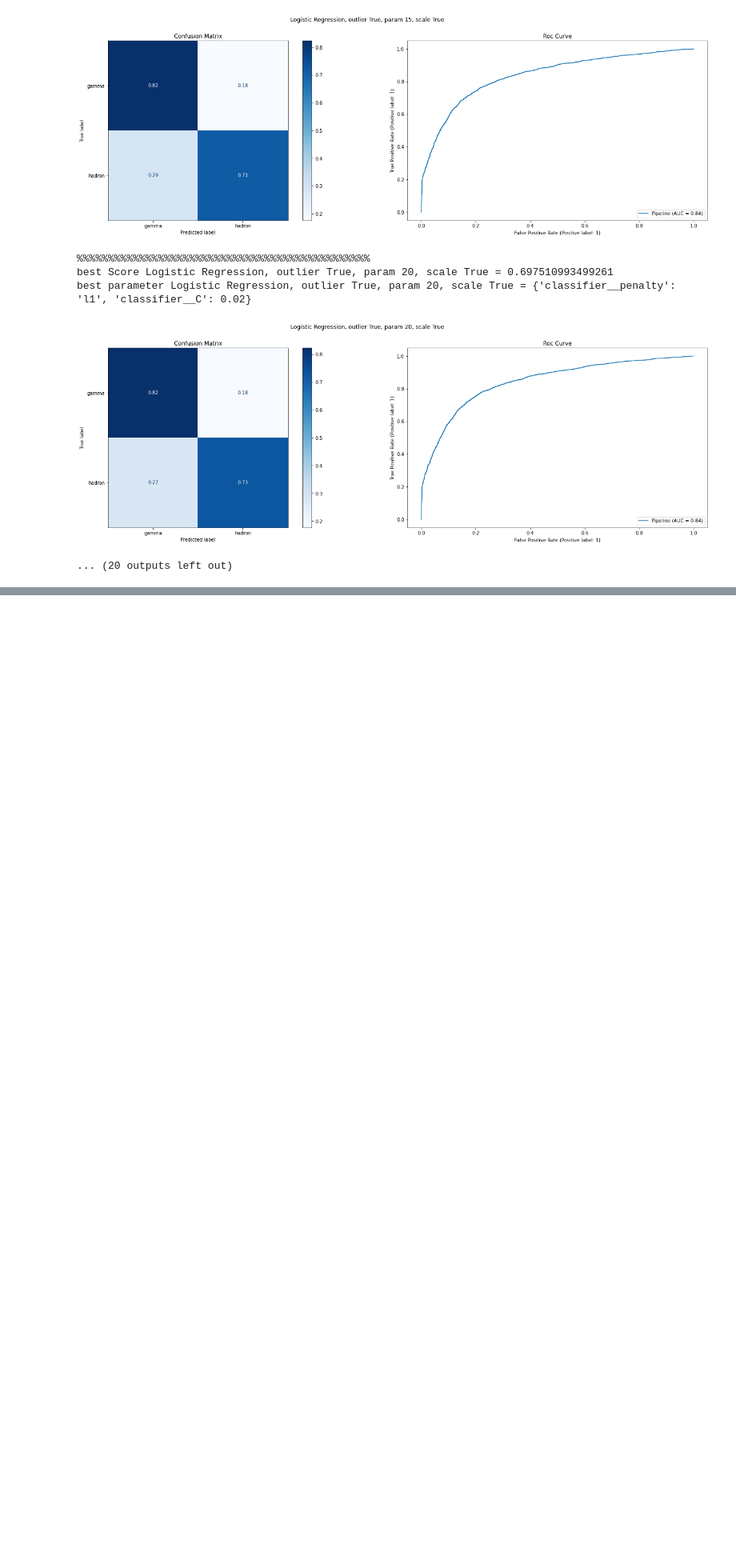
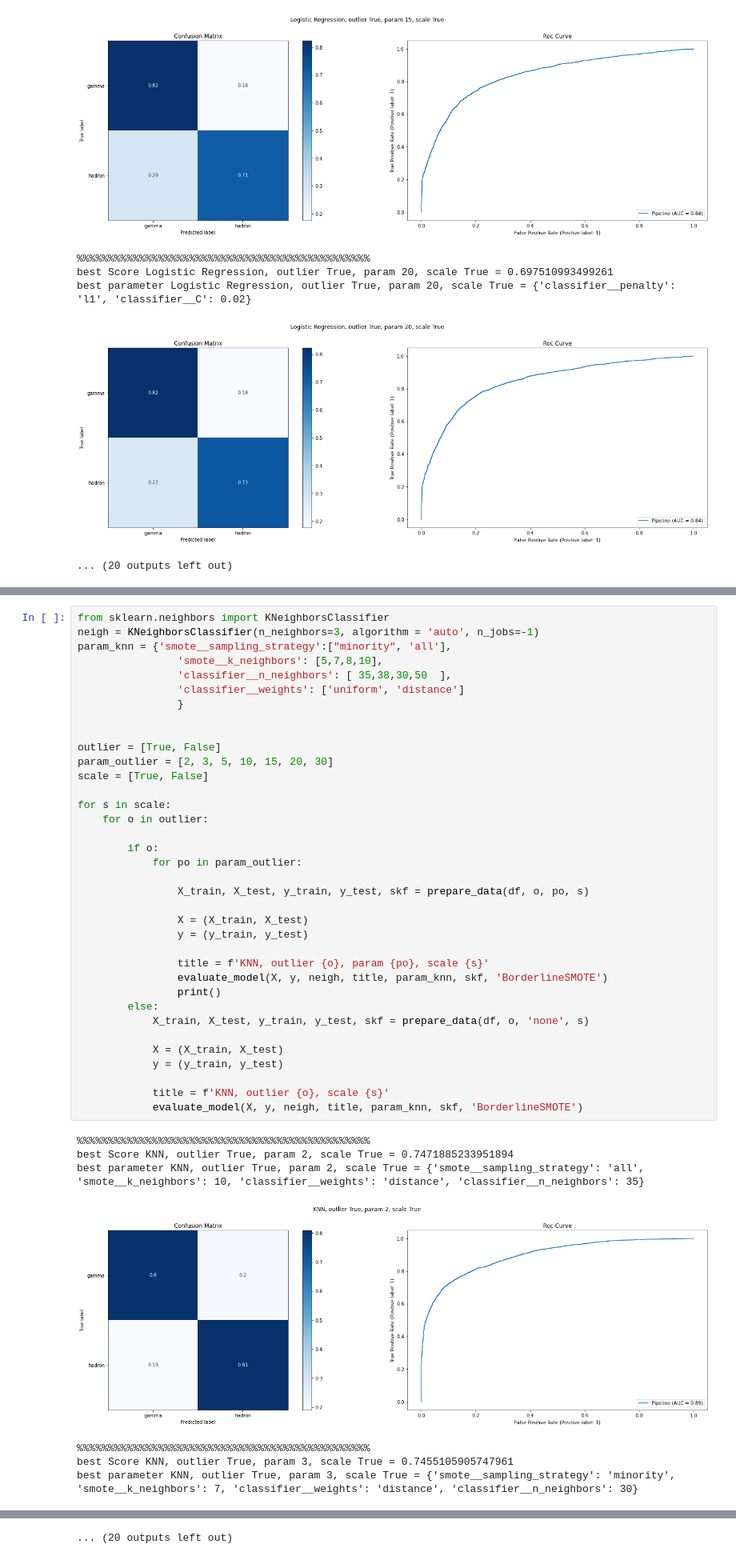
Before and after one commit to spapicchio/Gamma-Telescope-Analysis, a Jupyter notebook: processing_model.ipynb, the cells around one changed output, grey strips where cells are left out. Shown at 80% size. Saved outputs shown, nothing was run; the diff lists cells and outputs as text; blank space fills up the shorter version.

```diff
--- a/processing_model.ipynb
+++ b/processing_model.ipynb
@@ -386,0 +363,44 @@ best parameter Logistic Regression, outlier True, param 20, scale True = {'class
+# %%
+from sklearn.neighbors import KNeighborsClassifier
+neigh = KNeighborsClassifier(n_neighbors=3, algorithm = 'auto', n_jobs=-1)
+param_knn = {'smote__sampling_strategy':["minority", 'all'],
+                'smote__k_neighbors': [5,7,8,10],
+                'classifier__n_neighbors': [ 35,38,30,50  ],
+                'classifier__weights': ['uniform', 'distance']
+                }
+
+
+outlier = [True, False]
+param_outlier = [2, 3, 5, 10, 15, 20, 30]
+scale = [True, False]
+
+for s in scale:
+    for o in outlier:
+
+        if o:
+            for po in param_outlier:
+
+                X_train, X_test, y_train, y_test, skf = prepare_data(df, o, po, s)
+
+                X = (X_train, X_test)
+                y = (y_train, y_test)
+
+                title = f'KNN, outlier {o}, param {po}, scale {s}'
+                evaluate_model(X, y, neigh, title, param_knn, skf, 'BorderlineSMOTE')
+                print()
+        else:
+            X_train, X_test, y_train, y_test, skf = prepare_data(df, o, 'none', s)
+
+            X = (X_train, X_test)
+            y = (y_train, y_test)
+
+            title = f'KNN, outlier {o}, scale {s}'
+            evaluate_model(X, y, neigh, title, param_knn, skf, 'BorderlineSMOTE')
+# %% [output]
+%%%%%%%%%%%%%%%%%%%%%%%%%%%%%%%%%%%%%%%%%%%%%%%
+best Score KNN, outlier True, param 2, scale True = 0.7471885233951894
+best parameter KNN, outlier True, param 2, scale True = {'smote__sampling_strategy': 'all', 'smote__k_neighbors': 10, 'classifier__weights': 'distance', 'classifier__n_neighbors': 35}
+[figure, added]
+%%%%%%%%%%%%%%%%%%%%%%%%%%%%%%%%%%%%%%%%%%%%%%%
+best Score KNN, outlier True, param 3, scale True = 0.7455105905747961
+best parameter KNN, outlier True, param 3, scale True = {'smote__sampling_strategy': 'minority', 'smote__k_neighbors': 7, 'classifier__weights': 'distance', 'classifier__n_neighbors': 30}
@@ -386,0 +424 @@ best parameter Logistic Regression, outlier True, param 20, scale True = {'class
+... (20 outputs left out)
```
Also changed, not shown: parts of 9 cells of this notebook.
